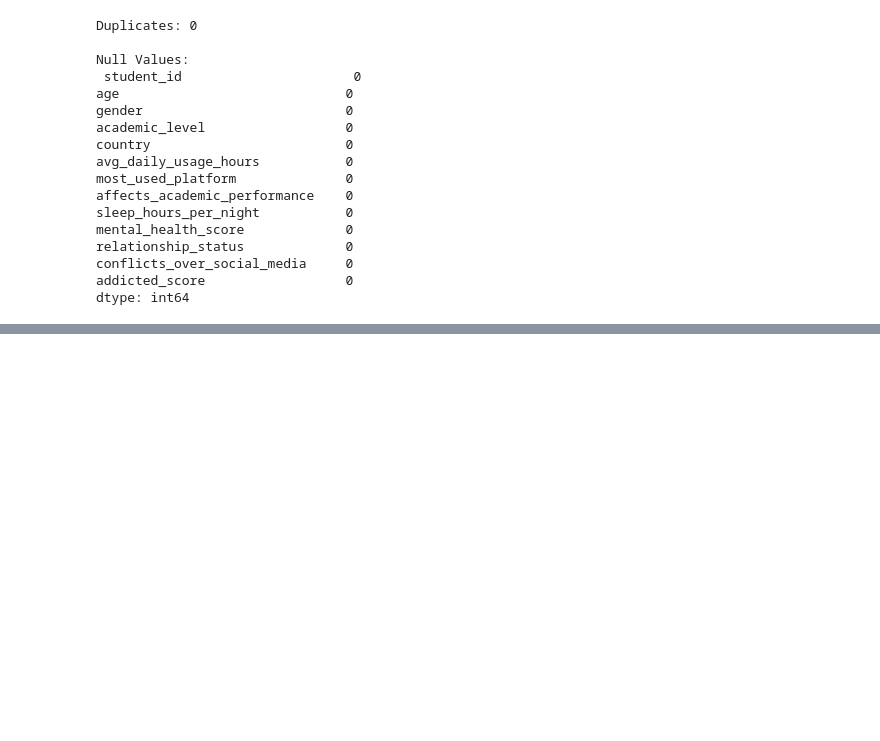
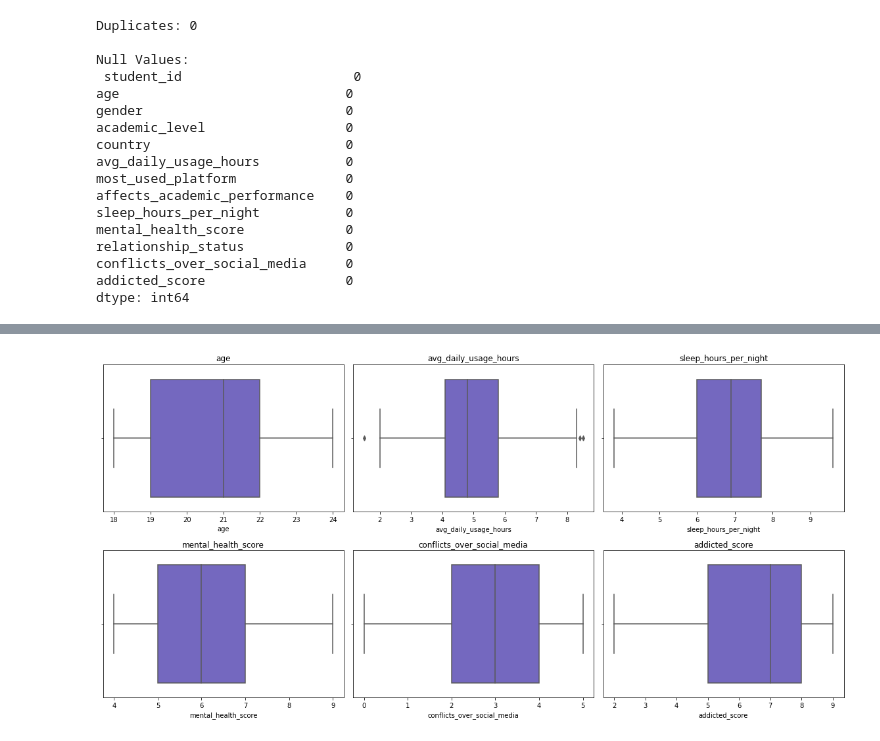
Before and after one commit to Vain-Guy/Students-Social-Media-Addiction, a Jupyter notebook: std.ipynb, the cells around one changed output, grey strips where cells are left out. Saved outputs shown, nothing was run; the diff lists cells and outputs as text; code cells hidden in the pictures; blank space fills up the shorter version.

```diff
--- a/std.ipynb
+++ b/std.ipynb
@@ -235,0 +317,32 @@ Next step? Let’s dive into **exploratory data analysis** and uncover the patte
+# %%
+# List of numerical columns to check
+num_cols = [
+    'age',
+    'avg_daily_usage_hours',
+    'sleep_hours_per_night',
+    'mental_health_score',
+    'conflicts_over_social_media',
+    'addicted_score'
+]
+
+# Create a DataFrame to flag outliers
+outlier_summary = {}
+
+for col in num_cols:
+    Q1 = student_df[col].quantile(0.25)
+    Q3 = student_df[col].quantile(0.75)
+    IQR = Q3 - Q1
+    lower_bound = Q1 - 1.5 * IQR
+    upper_bound = Q3 + 1.5 * IQR
+    outliers = student_df[(student_df[col] < lower_bound) | (student_df[col] > upper_bound)]
+
+    outlier_summary[col] = {
+        'count': len(outliers),
+        'percent': round((len(outliers) / len(student_df)) * 100, 2),
+        'lower_bound': lower_bound,
+        'upper_bound': upper_bound
+    }
+
+# Convert summary to a DataFrame
+outlier_df = pd.DataFrame(outlier_summary).T
+outlier_df
@@ -235,0 +357,11 @@ Next step? Let’s dive into **exploratory data analysis** and uncover the patte
+# %%
+# Visualise outliers
+plt.figure(figsize = (16, 8))
+
+for i, col in enumerate(num_cols, 1):
+    plt.subplot(2, 3, i)
+    sns.boxplot(x = student_df[col], color = '#6a5acd')
+    plt.title(f'{col}')
+    plt.tight_layout()
+# %% [output]
+[figure, added]
```
Also changed, not shown: parts of 54 cells of this notebook.
